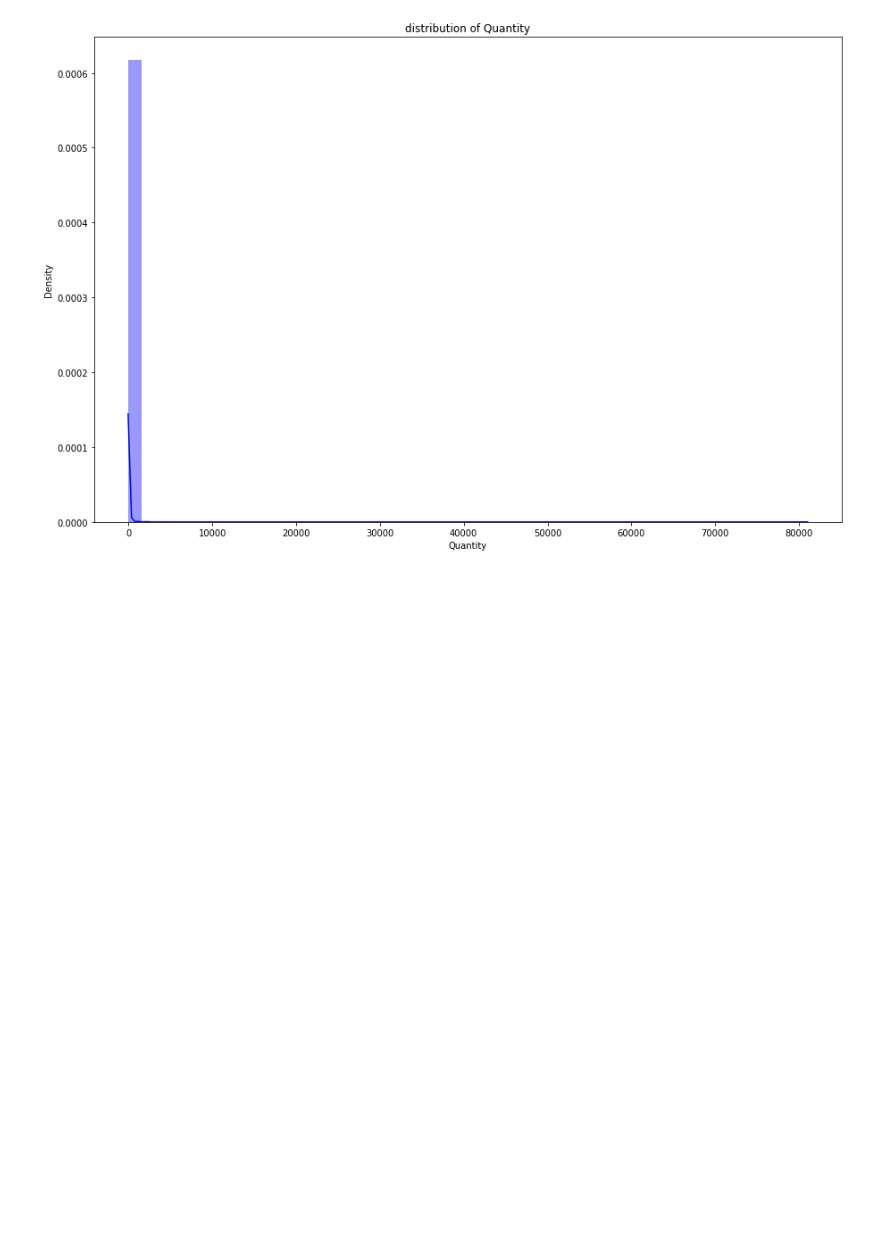
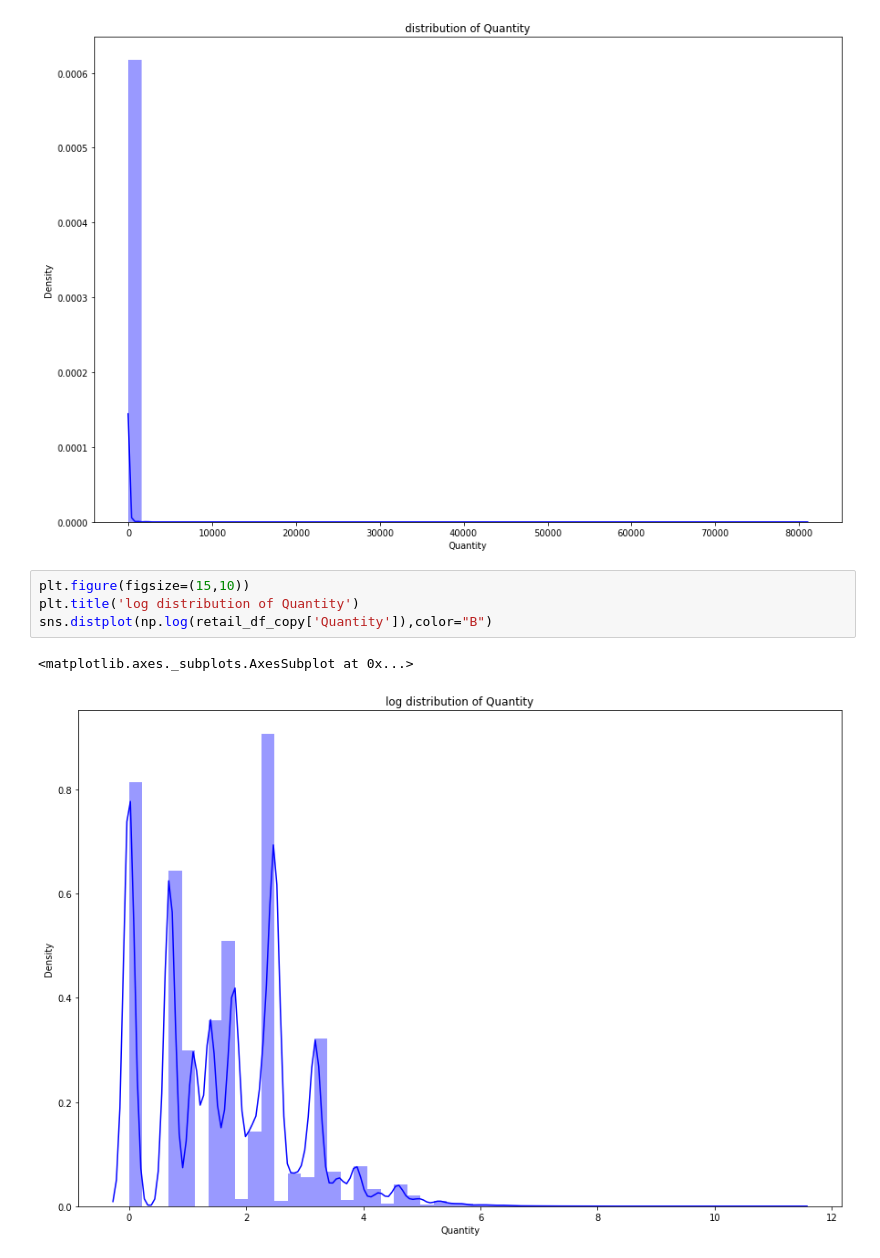
Before and after one commit to MOHD-TAUFIQUE/Customer-Segmentation--Unsupervised-Learning-Capstone-Project-4, a Jupyter notebook: Copy_of_Online_Retail_Customer_Segmentation_Capstone_Project.ipynb, the cells around one changed output. Cells and saved outputs as stored; diff of their text form; blank space fills up the shorter version.

```diff
--- a/Copy_of_Online_Retail_Customer_Segmentation_Capstone_Project.ipynb
+++ b/Copy_of_Online_Retail_Customer_Segmentation_Capstone_Project.ipynb
@@ -539,3 +539,10 @@ sns.distplot(retail_df_copy['Quantity'],color="B")
 # %% [output]
 <matplotlib.axes._subplots.AxesSubplot at 0x...>
 [figure]
+# %%
+plt.figure(figsize=(15,10))
+plt.title('log distribution of Quantity')
+sns.distplot(np.log(retail_df_copy['Quantity']),color="B")
+# %% [output]
+<matplotlib.axes._subplots.AxesSubplot at 0x...>
+[figure, added]
```
Also changed, not shown: parts of 24 cells of this notebook.
